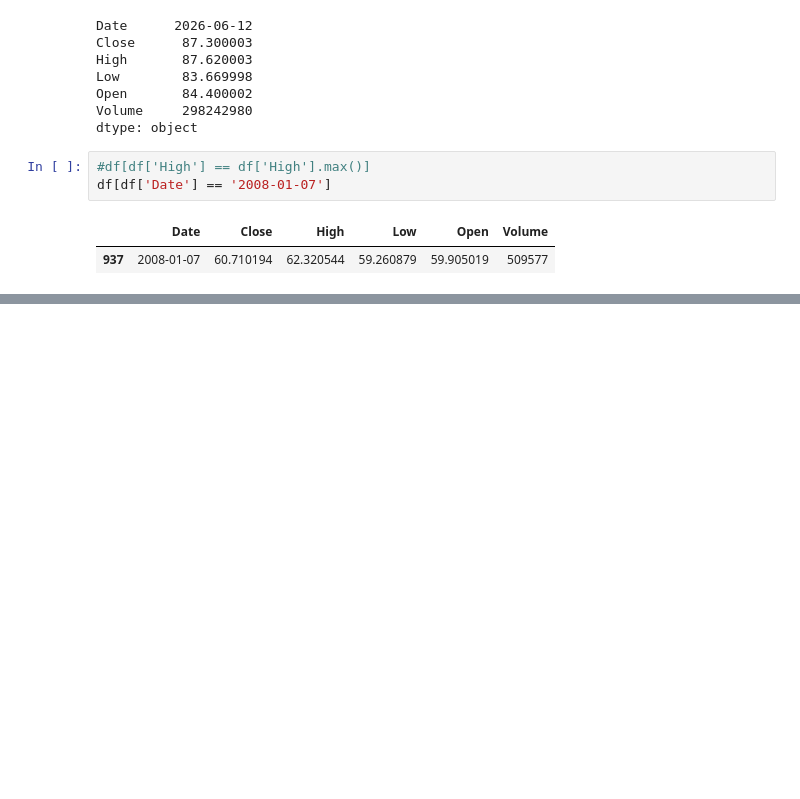
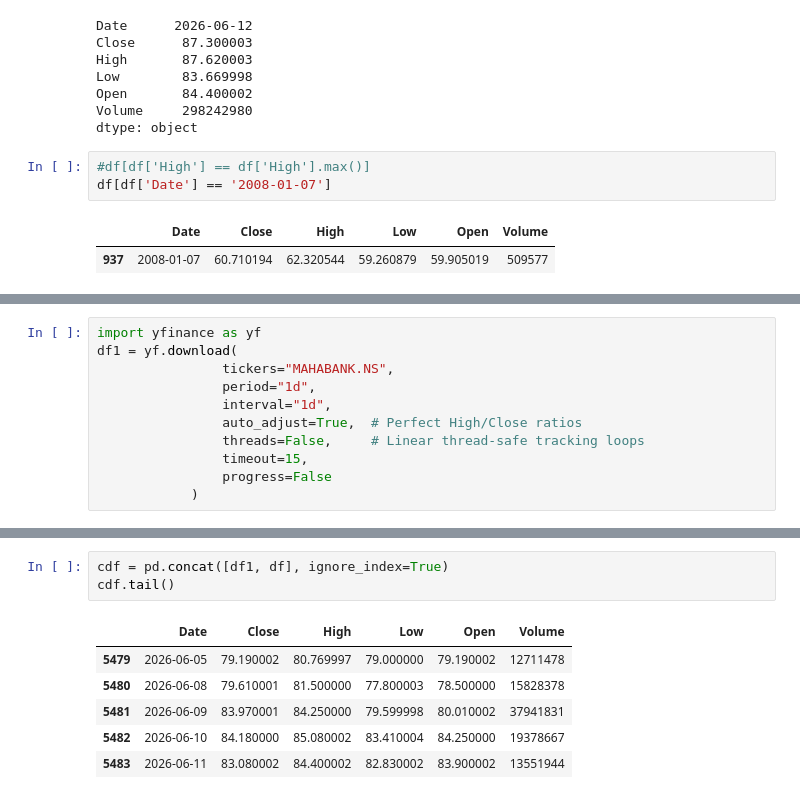
Before and after one commit to srk2115/stock-scanner, a Jupyter notebook: data/download-daily-data.ipynb, the cells around one changed output, grey strips where cells are left out. Cells and saved outputs as stored; diff of their text form; blank space fills up the shorter version.

```diff
--- a/data/download-daily-data.ipynb
+++ b/data/download-daily-data.ipynb
@@ -186,0 +214,11 @@ df[df['Date'] == '2008-01-07']
+# %%
+import yfinance as yf
+df1 = yf.download(
+                tickers="MAHABANK.NS",
+                period="1d",
+                interval="1d",
+                auto_adjust=True,  # Perfect High/Close ratios
+                threads=False,     # Linear thread-safe tracking loops
+                timeout=15,
+                progress=False
+            )
@@ -186,0 +259,10 @@ df[df['Date'] == '2008-01-07']
+# %%
+cdf = pd.concat([df1, df], ignore_index=True)
+cdf.tail()
+# %% [output]
+|  | Date | Close | High | Low | Open | Volume |
+| 5479 | 2026-06-05 | 79.190002 | 80.769997 | 79.000000 | 79.190002 | 12711478 |
+| 5480 | 2026-06-08 | 79.610001 | 81.500000 | 77.800003 | 78.500000 | 15828378 |
+| 5481 | 2026-06-09 | 83.970001 | 84.250000 | 79.599998 | 80.010002 | 37941831 |
+| 5482 | 2026-06-10 | 84.180000 | 85.080002 | 83.410004 | 84.250000 | 19378667 |
+| 5483 | 2026-06-11 | 83.080002 | 84.400002 | 82.830002 | 83.900002 | 13551944 |
```
Also changed, not shown: parts of 9 cells of this notebook, 1 other file.
